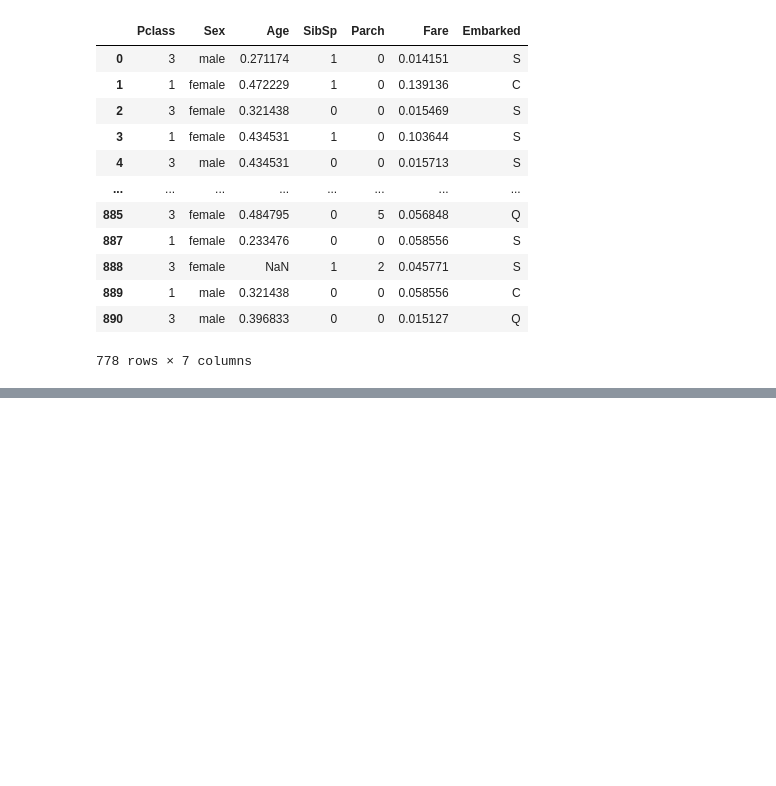
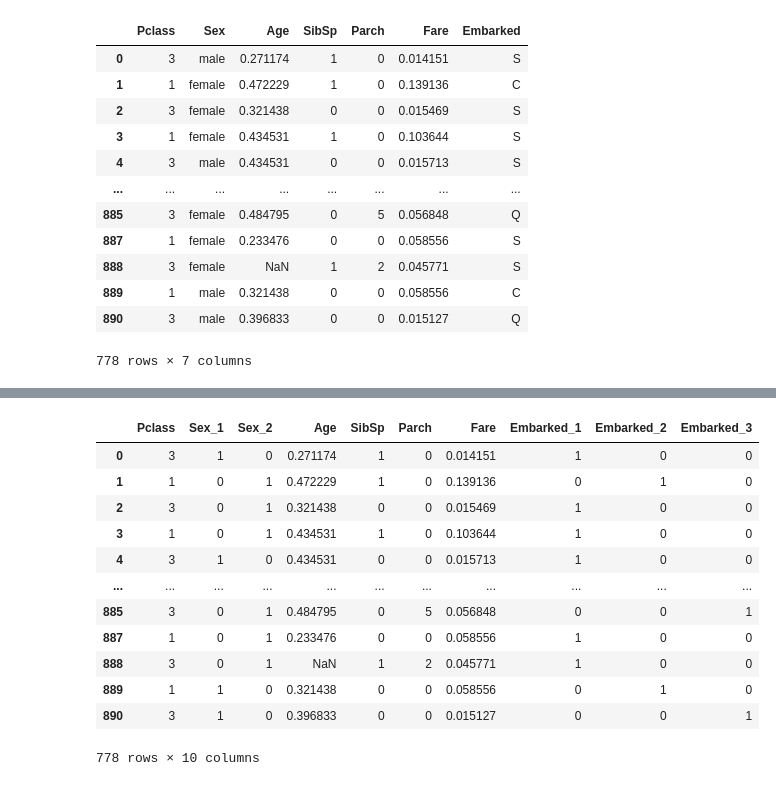
Before and after one commit to Elfishy5/DEBI-ONL4_AIS2_S2, a Jupyter notebook: Python_for_ML/Pandas_sessions/Titanic.ipynb, the cells around one changed output, grey strips where cells are left out. Saved outputs shown, nothing was run; the diff lists cells and outputs as text; code cells hidden in the pictures; blank space fills up the shorter version.

```diff
--- a/Python_for_ML/Pandas_sessions/Titanic.ipynb
+++ b/Python_for_ML/Pandas_sessions/Titanic.ipynb
@@ -320,0 +297,24 @@ Note: you may need to restart the kernel to use updated packages.
+# %%
+str_cols = ['Sex', 'Embarked']
+
+from category_encoders import OneHotEncoder
+
+encoder = OneHotEncoder(cols=str_cols, drop_invariant=True)
+x = encoder.fit_transform(x)
+
+# Final preview of encoded dataframe
+x
+# %% [output]
+|  | Pclass | Sex_1 | Sex_2 | Age | SibSp | Parch | Fare | Embarked_1 | Embarked_2 | Embarked_3 |
+| 0 | 3 | 1 | 0 | 0.271174 | 1 | 0 | 0.014151 | 1 | 0 | 0 |
+| 1 | 1 | 0 | 1 | 0.472229 | 1 | 0 | 0.139136 | 0 | 1 | 0 |
+| 2 | 3 | 0 | 1 | 0.321438 | 0 | 0 | 0.015469 | 1 | 0 | 0 |
+| 3 | 1 | 0 | 1 | 0.434531 | 1 | 0 | 0.103644 | 1 | 0 | 0 |
+| 4 | 3 | 1 | 0 | 0.434531 | 0 | 0 | 0.015713 | 1 | 0 | 0 |
+| ... | ... | ... | ... | ... | ... | ... | ... | ... | ... | ... |
+| 885 | 3 | 0 | 1 | 0.484795 | 0 | 5 | 0.056848 | 0 | 0 | 1 |
+| 887 | 1 | 0 | 1 | 0.233476 | 0 | 0 | 0.058556 | 1 | 0 | 0 |
+| 888 | 3 | 0 | 1 | NaN | 1 | 2 | 0.045771 | 1 | 0 | 0 |
+| 889 | 1 | 1 | 0 | 0.321438 | 0 | 0 | 0.058556 | 0 | 1 | 0 |
+| 890 | 3 | 1 | 0 | 0.396833 | 0 | 0 | 0.015127 | 0 | 0 | 1 |
+778 rows × 10 columns
```
Also changed, not shown: parts of 4 cells of this notebook.
